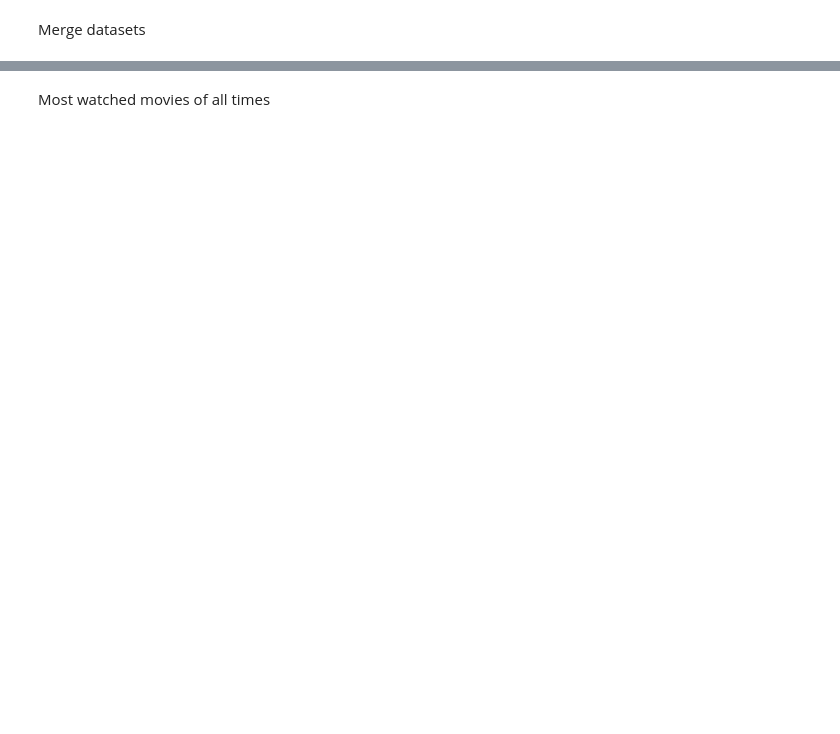
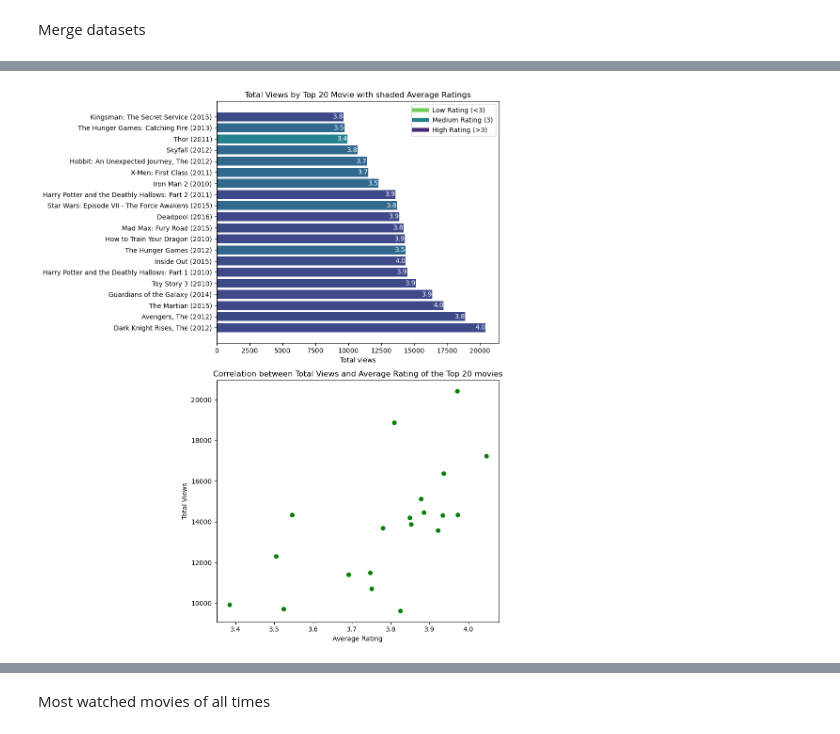
Before and after one commit to cesareressa/data_analysis, a Jupyter notebook: exploratory_analysis.ipynb, the cells around one changed output, grey strips where cells are left out. Cells and saved outputs as stored; diff of their text form; code cells hidden in the pictures; blank space fills up the shorter version.

```diff
--- a/exploratory_analysis.ipynb
+++ b/exploratory_analysis.ipynb
@@ -276,26 +229,28 @@ movies_df.sort_values(by="total_views", ascending=False).head(20).plot()
 # %%
-#create insights
-def generate_plots(movies_df: pd.DataFrame, top: int=20):
-    """
-    Use to generate insights based on movies_df. By default, the insights will be generated based on the top 20 movies.
-    """
-    fig, axs = plt.subplots(2, 1, figsize=(18, 16), sharey=False)
+# create insights vOld
+# def generate_plots(movies_df: pd.DataFrame, top: int=20):
+#     """
+#     Use to generate insights based on movies_df. By default, the insights will be generated based on the top 20 movies.
+#     """
+#     fig, axs = plt.subplots(2, 1, figsize=(18, 16), sharey=False)
 
-    axs[0].barh(movies_df.sort_values(by="total_views", ascending=False).head(top)["title"], movies_df.sort_values(by="total_views", ascending=False).head(top)["total_views"])
-    axs[0].set_xlabel("Total views")
-    # axs[1].barh(movies_df.sort_values(by="total_views", ascending=False).head(top)["title"], movies_df.sort_values(by="total_views", ascending=False).head(top)["average_rating"])
-    # axs[1].set_xlabel("Average rating")
-    axs[1].scatter(movies_df.sort_values(by="total_views", ascending=False)["average_rating"], movies_df.sort_values(by="total_views", ascending=False)["total_views"])
-    axs[1].set_xlabel("average_rating")
-    axs[1].set_ylabel("total_views")
-    axs[1].set_title("correlation between total views and average rating")
+#     axs[0].barh(movies_df.sort_values(by="total_views", ascending=False).head(top)["title"], movies_df.sort_values(by="total_views", ascending=False).head(top)["total_views"])
+#     axs[0].set_xlabel("Total views")
+#     # axs[1].barh(movies_df.sort_values(by="total_views", ascending=False).head(top)["title"], movies_df.sort_values(by="total_views", ascending=False).head(top)["average_rating"])
+#     # axs[1].set_xlabel("Average rating")
+#     axs[1].scatter(movies_df.sort_values(by="total_views", ascending=False)["average_rating"], movies_df.sort_values(by="total_views", ascending=False)["total_views"])
+#     axs[1].set_xlabel("average_rating")
+#     axs[1].set_ylabel("total_views")
+#     axs[1].set_title("correlation between total views and average rating")
 
-    fig.suptitle('Overview of the Top 20 movies - Most watched movies, average rating and correlation between views and rating')
+#     fig.suptitle('Overview of the Top 20 movies - Most watched movies, average rating and correlation between views and rating')
 
-    fig.tight_layout(pad=5.0)
-    plt.show()
+#     fig.tight_layout(pad=5.0)
+#     plt.show()
 # %%
-def generate_plots(movies_df: pd.DataFrame, top: int=20):
+# # v_old
+
+def generate_plots(movies_df: pd.DataFrame, decade:int, top: int=20):
     """
     Use to generate insights based on movies_df. By default, the insights will be generated based on the top 20 movies.
     """
@@ -436 +388,5 @@ example_agg.sort_values(by="total_views", ascending=False)
 944 rows × 7 columns
+# %%
+generate_plots(example_agg, decade)
+# %% [output]
+[figure, added]
```
Also changed, not shown: parts of 31 cells of this notebook.
